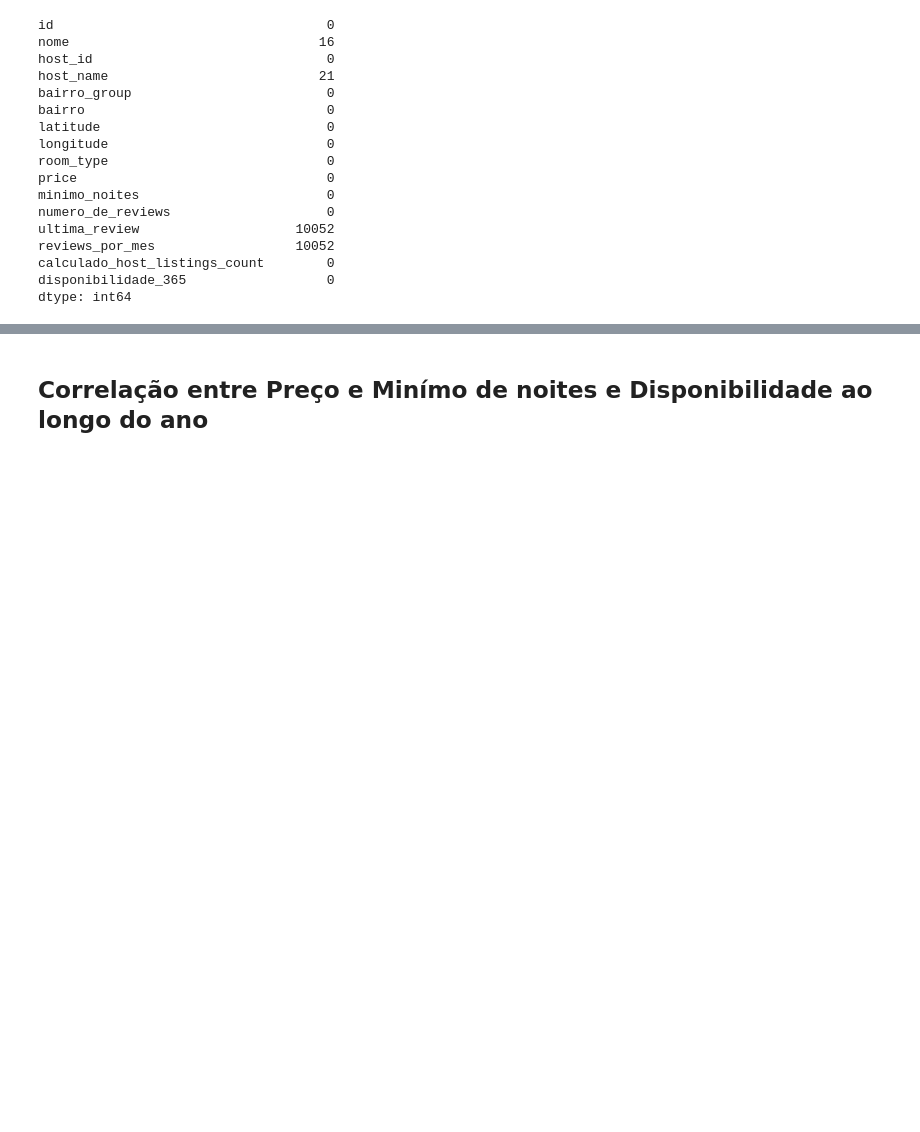
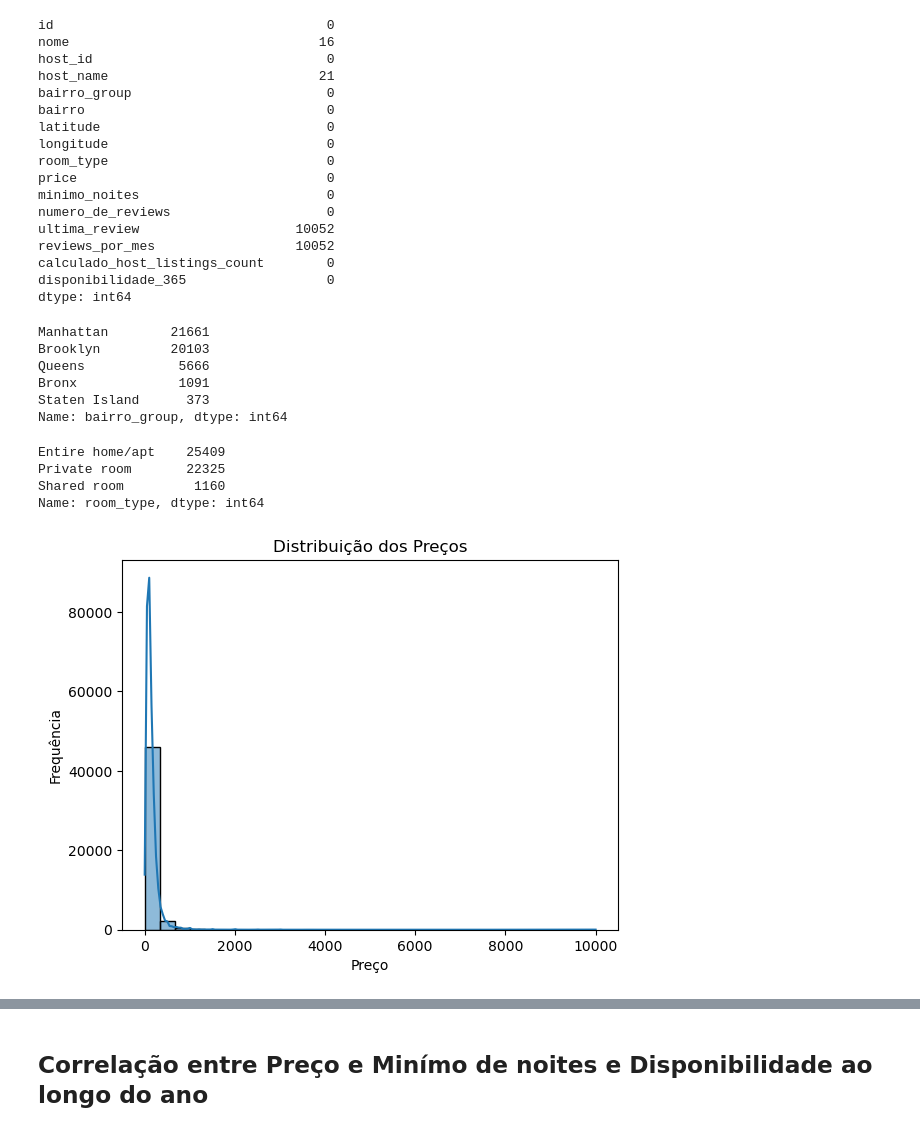
Before and after one commit to wellisonS/lighthouse-data-science, a Jupyter notebook: EDA.ipynb, the cells around one changed output, grey strips where cells are left out. Drawn from its saved outputs; the diff is of its cells as text; code cells hidden in the pictures; blank space fills up the shorter version.

Commit message:
Incrementando a EDA. Adicionando visualizações da correlação entre features e o target.

```diff
--- a/EDA.ipynb
+++ b/EDA.ipynb
@@ -64,3 +64,19 @@ reviews_por_mes                  10052
 calculado_host_listings_count        0
 disponibilidade_365                  0
 dtype: int64
+# %%
+print(data['bairro_group'].value_counts())
+# %% [output]
+Manhattan        21661
+Brooklyn         20103
+Queens            5666
+Bronx             1091
+Staten Island      373
+Name: bairro_group, dtype: int64
+# %%
+print(data['room_type'].value_counts())
+# %% [output]
+Entire home/apt    25409
+Private room       22325
+Shared room         1160
+Name: room_type, dtype: int64
@@ -66,0 +85,9 @@ dtype: int64
+# %%
+# Histograma dos preços
+sns.histplot(data['price'], kde=True, bins=30)
+plt.title('Distribuição dos Preços')
+plt.xlabel('Preço')
+plt.ylabel('Frequência')
+plt.show()
+# %% [output]
+[figure, added]
```
Also changed, not shown: parts of 3 cells of this notebook.
